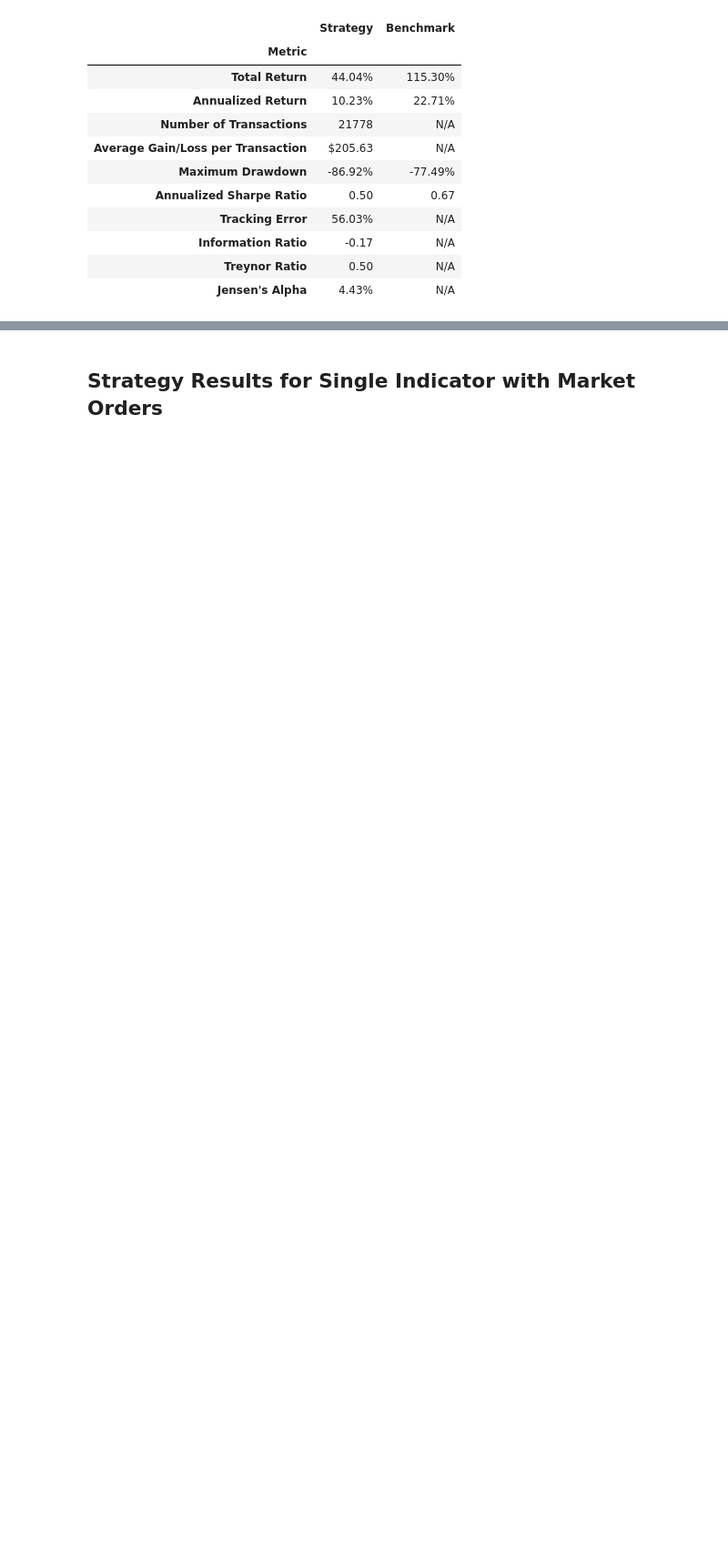
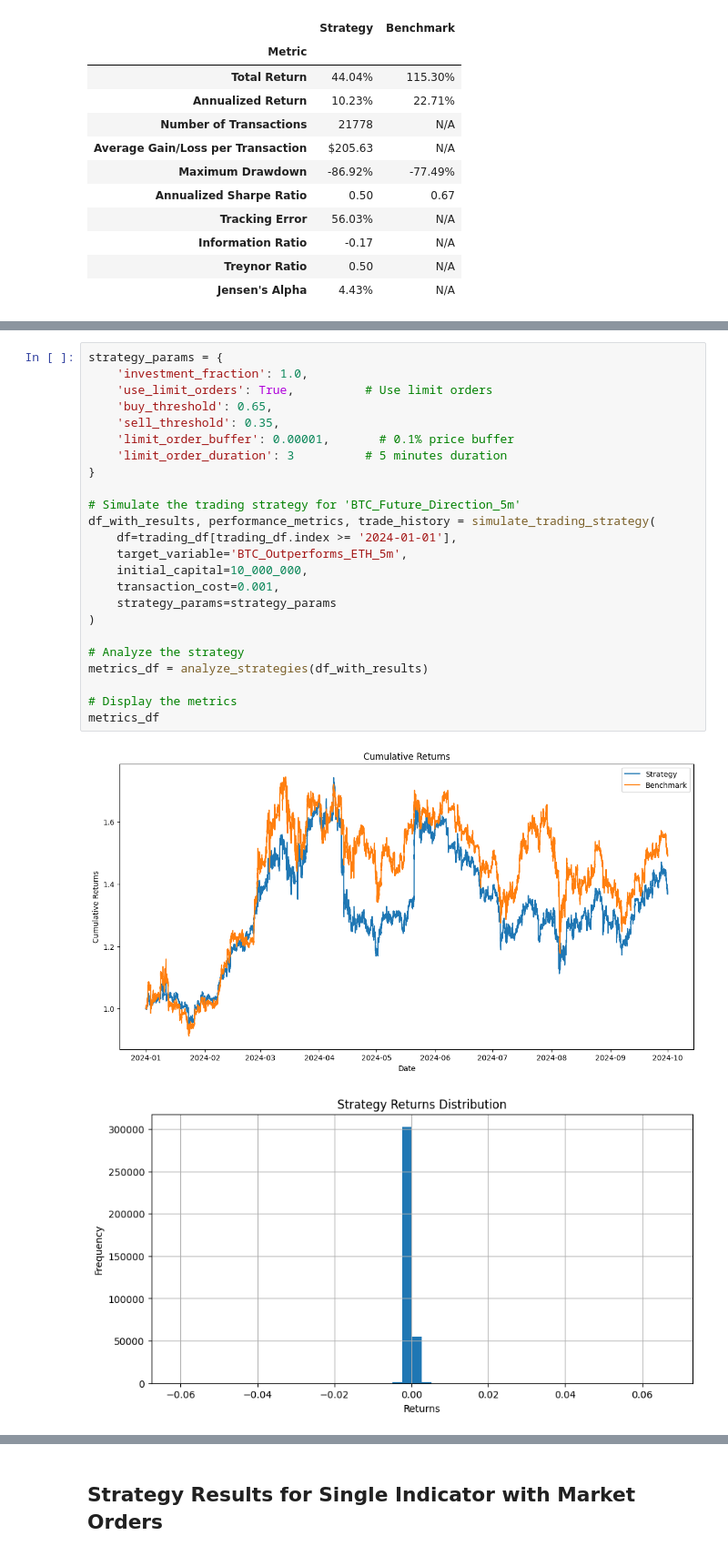
Before and after one commit to harrypandas/algo_trading_project, a Jupyter notebook: ML_Strat_ZJ.ipynb, the cells around one changed output, grey strips where cells are left out. Shown at 91% size. Drawn from its saved outputs; the diff is of its cells as text; blank space fills up the shorter version.

```diff
--- a/ML_Strat_ZJ.ipynb
+++ b/ML_Strat_ZJ.ipynb
@@ -1111,0 +1196,27 @@ metrics_df
+# %%
+strategy_params = {
+    'investment_fraction': 1.0,
+    'use_limit_orders': True,          # Use limit orders
+    'buy_threshold': 0.65,
+    'sell_threshold': 0.35,
+    'limit_order_buffer': 0.00001,       # 0.1% price buffer
+    'limit_order_duration': 3          # 5 minutes duration
+}
+
+# Simulate the trading strategy for 'BTC_Future_Direction_5m'
+df_with_results, performance_metrics, trade_history = simulate_trading_strategy(
+    df=trading_df[trading_df.index >= '2024-01-01'],
+    target_variable='BTC_Outperforms_ETH_5m',
+    initial_capital=10_000_000,
+    transaction_cost=0.001,
+    strategy_params=strategy_params
+)
+
+# Analyze the strategy
+metrics_df = analyze_strategies(df_with_results)
+
+# Display the metrics
+metrics_df
+# %% [output]
+[figure, added]
+[figure, added]
```
Also changed, not shown: parts of 24 cells of this notebook.
